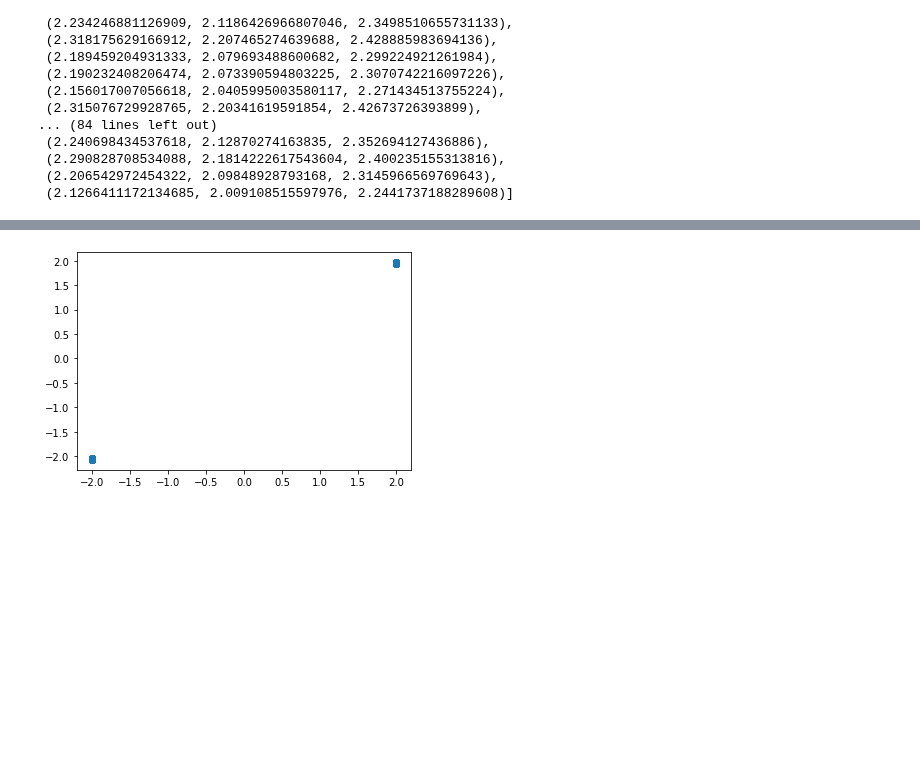
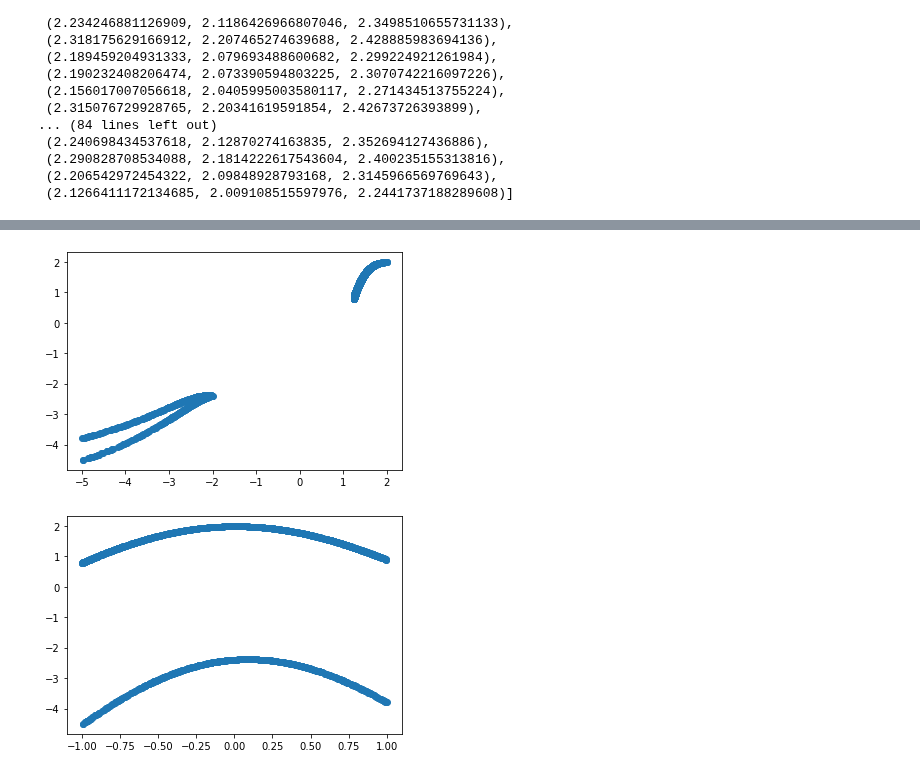
Before and after one commit to syrgkanislab/adversarial_reisz, a Jupyter notebook: LinearAdversarialReisz-local.ipynb, the cells around one changed output, grey strips where cells are left out. Saved outputs shown, nothing was run; the diff lists cells and outputs as text; code cells hidden in the pictures; blank space fills up the shorter version.

```diff
--- a/LinearAdversarialReisz-local.ipynb
+++ b/LinearAdversarialReisz-local.ipynb
@@ -391,7 +412,7 @@ def nonlin(x):
     # return 1.5*scipy.special.expit(10 * x[:, 1]) - 1.5*scipy.special.expit(10 * x[:, 2])
 
 def true_propensity(X):
-    return .5 * np.ones(X.shape[0])
+    return .5 + .3 * nonlin(X)
 
 def true_f(X):
     return X[:, 0] + nonlin(X)
@@ -412,6 +433,14 @@ n = 2000
 p = 2
 X, y = gen_data(n, p, treatment)
 X_test, y_test = gen_data(n, p, treatment)
+# %%
+def moment_fn(x, test_fn):
+    t1 = test_fn(np.hstack([np.ones((x.shape[0], 1)), x[:, 1:]]))
+    t0 = test_fn(np.hstack([np.zeros((x.shape[0], 1)), x[:, 1:]]))
+    return t1 - t0
+
+def true_reisz(x, propensity):
+    return (x[:, 0]==1) / propensity(x) - (x[:, 0]==0)/(1 - propensity(x))
 # %%
 plt.scatter(X[:, 1], true_reisz(X, true_propensity))
 plt.show()
@@ -536,5 +498,8 @@ plt.show()
 # %%
-plt.scatter(true_reisz(Xtest, true_propensity), pred)
+plt.scatter(true_reisz(Xtest, true_propensity), a_test)
 plt.show()
+plt.scatter(X[:, 1], a_test)
+plt.show()
 # %% [output]
-[figure, old version]
+[figure, new version]
+[figure, added]
```
Also changed, not shown: parts of 23 cells of this notebook, 3 other files.
